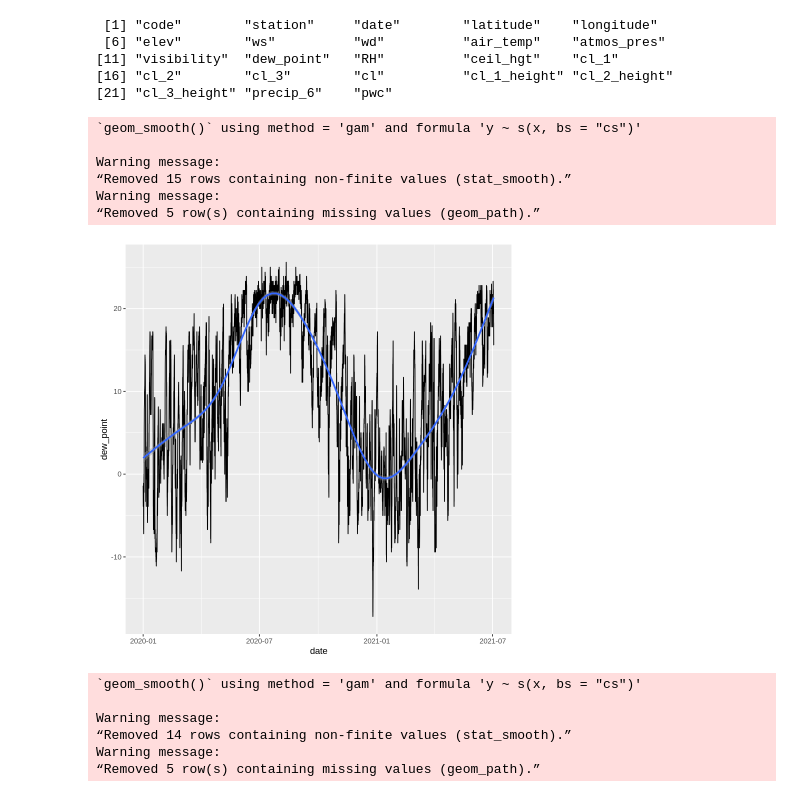
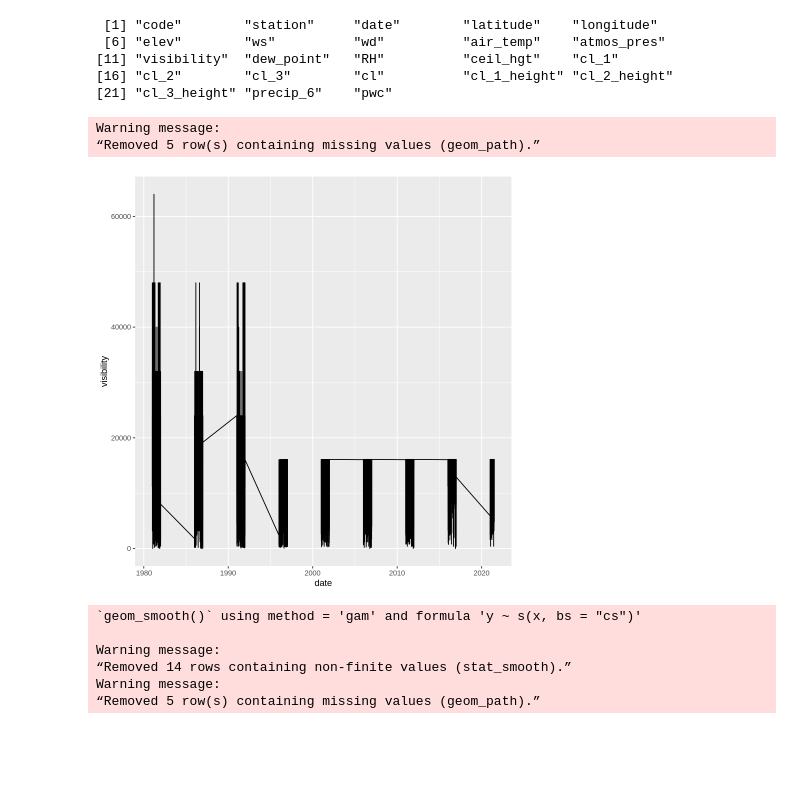
Before and after one commit to hongqin/R-bootcamp-for-teachers-2021July, a Jupyter notebook: R_covid19_teacher_bootcamp20210706.ipynb, the cells around one changed output. Saved outputs shown, nothing was run; the diff lists cells and outputs as text; code cells hidden in the pictures; blank space fills up the shorter version.

Commit message:
hamilton county, TN visibility declined after 1995, plot with worldmet data

```diff
--- a/R_covid19_teacher_bootcamp20210706.ipynb
+++ b/R_covid19_teacher_bootcamp20210706.ipynb
@@ -1335,7 +1338,7 @@ local_code
 # %% [markdown]
 Now, get weather data from NOAA
 # %%
-weatherLocal <- importNOAA(code = local_code, year = c(2020,2021)) #will this work?
+weatherLocal <- importNOAA(code = local_code, year = seq(1981, 2021, 5) )#will this work?
 tail(weatherLocal)
 # %% [output]
 A tibble: 6 × 23
@@ -1357,15 +1360,12 @@ names(weatherLocal)
 [21] "cl_3_height" "precip_6"    "pwc"
 # %%
 library(ggplot2)
-ggplot(weatherLocal, aes(x=date,y=dew_point)) + geom_line() + stat_smooth(span=0.3)
+ggplot(weatherLocal, aes(x=date,y=visibility)) + geom_line() #+ stat_smooth(span=0.3)
+# Visibility at Hamilton seem to have declined after 1995?!
 # %% [output]
-`geom_smooth()` using method = 'gam' and formula 'y ~ s(x, bs = "cs")'
-
-Warning message:
-“Removed 15 rows containing non-finite values (stat_smooth).”
 Warning message:
 “Removed 5 row(s) containing missing values (geom_path).”
-[figure, old version]
+[figure, new version]
 # %%
 ggplot(weatherLocal, aes(x=date,y=air_temp)) + geom_line() + stat_smooth(span=0.15)
 # %% [output]
```
Also changed, not shown: parts of 27 cells of this notebook.
